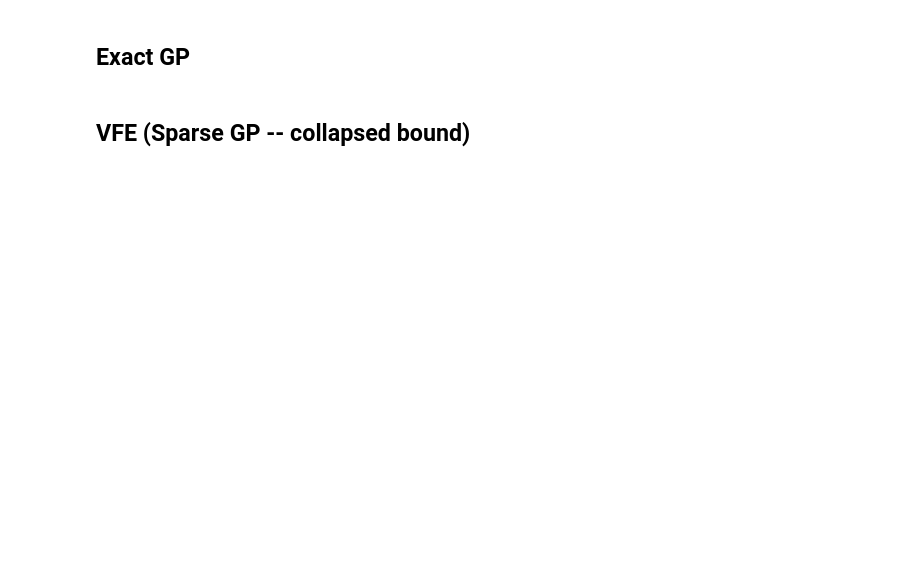
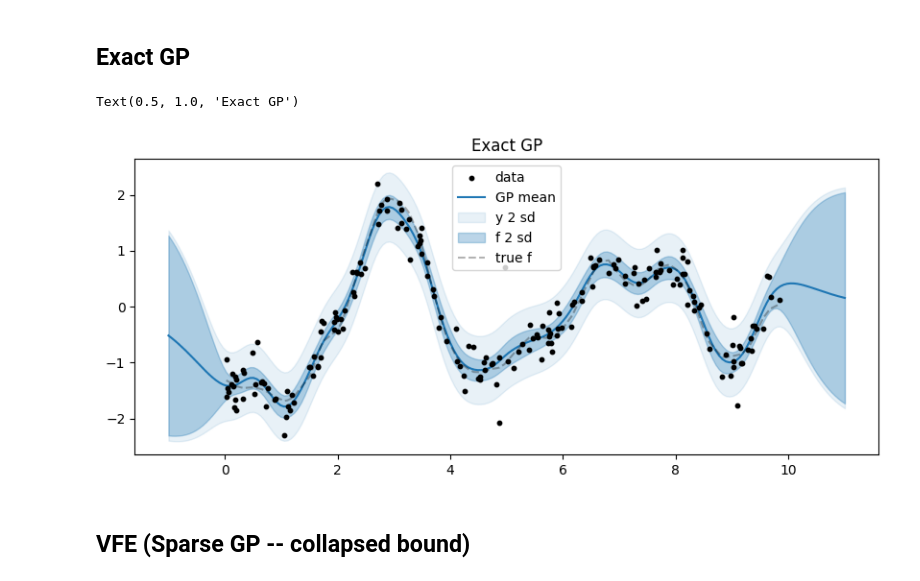
Before and after one commit to bwengals/ptgp, a Jupyter notebook: notebooks/demo.ipynb, the cells around one changed output. Drawn from its saved outputs; the diff is of its cells as text; code cells hidden in the pictures; blank space fills up the shorter version.

```diff
--- a/notebooks/demo.ipynb
+++ b/notebooks/demo.ipynb
@@ -54,17 +56,28 @@ with pm.Model() as gp_model:
     kernel = eta**2 * pg.kernels.Matern52(input_dim=1, ls=ls)
     gp = pg.gp.Unapproximated(kernel=kernel, sigma=sigma)
 
-    fun, theta0, unpack_to_shared, shared_params, shared_extras = pg.optim.compile_scipy_objective(
-        pg.objectives.marginal_log_likelihood, gp, X_var, y_var,
+    fun, theta0, unpack_to_shared, shared_params, shared_extras = (
+        pg.optim.compile_scipy_objective(
+            pg.objectives.marginal_log_likelihood,
+            gp,
+            X_var,
+            y_var,
+        )
     )
 
 t0 = time.time()
 result = scipy.optimize.minimize(
-    fun, theta0, args=(X_train, y_train), jac=True, method="L-BFGS-B",
+    fun,
+    theta0,
+    args=(X_train, y_train),
+    jac=True,
+    method="L-BFGS-B",
 )
 elapsed = time.time() - t0
 unpack_to_shared(result.x)
-print(f"converged in {result.nit} iterations, loss = {result.fun:.4f}, time = {elapsed:.2f}s")
+print(
+    f"converged in {result.nit} iterations, loss = {result.fun:.4f}, time = {elapsed:.2f}s"
+)
 
 params = pg.optim.get_trained_params(gp_model, shared_params)
 print(f"\nRecovered: {params}")
@@ -72,27 +85,53 @@ print(f"True:      eta={eta_true}, ls={ls_true}, noise_std={noise_std}")
 # %%
 X_new_var = pt.matrix("X_new")
 predict_gp = pg.optim.compile_predict(
-    gp, X_new_var, gp_model, shared_params,
-    X_train=X_train, y_train=y_train,
+    gp,
+    X_new_var,
+    gp_model,
+    shared_params,
+    X_train=X_train,
+    y_train=y_train,
 )
 predict_gp_y = pg.optim.compile_predict(
-    gp, X_new_var, gp_model, shared_params,
-    X_train=X_train, y_train=y_train, incl_lik=True,
+    gp,
+    X_new_var,
+    gp_model,
+    shared_params,
+    X_train=X_train,
+    y_train=y_train,
+    incl_lik=True,
 )
 
 mu_gp, var_gp = predict_gp(X_test)
 _, var_gp_y = predict_gp_y(X_test)
 sd_gp = np.sqrt(var_gp)
 sd_gp_y = np.sqrt(var_gp_y)
 
 plt.figure(figsize=(10, 4))
 plt.scatter(X_train, y_train, s=10, c="k", zorder=3, label="data")
 plt.plot(X_test, mu_gp, "C0", label="GP mean")
-plt.fill_between(X_test.ravel(), mu_gp - 2*sd_gp_y, mu_gp + 2*sd_gp_y, alpha=0.1, color="C0", label="y 2 sd")
-plt.fill_between(X_test.ravel(), mu_gp - 2*sd_gp, mu_gp + 2*sd_gp, alpha=0.3, color="C0", label="f 2 sd")
+plt.fill_between(
+    X_test.ravel(),
+    mu_gp - 2 * sd_gp_y,
+    mu_gp + 2 * sd_gp_y,
+    alpha=0.1,
+    color="C0",
+    label="y 2 sd",
+)
+plt.fill_between(
+    X_test.ravel(),
+    mu_gp - 2 * sd_gp,
+    mu_gp + 2 * sd_gp,
+    alpha=0.3,
+    color="C0",
+    label="f 2 sd",
+)
 plt.plot(X_train, f_train, "k--", alpha=0.3, label="true f")
 plt.legend()
-plt.title("Exact GP");
+plt.title("Exact GP")
+# %% [output]
+Text(0.5, 1.0, 'Exact GP')
+[figure, added]
 # %% [markdown]
 ## VFE (Sparse GP -- collapsed bound)
 # %%
```
Also changed, not shown: parts of 15 cells of this notebook, 8 other files.
